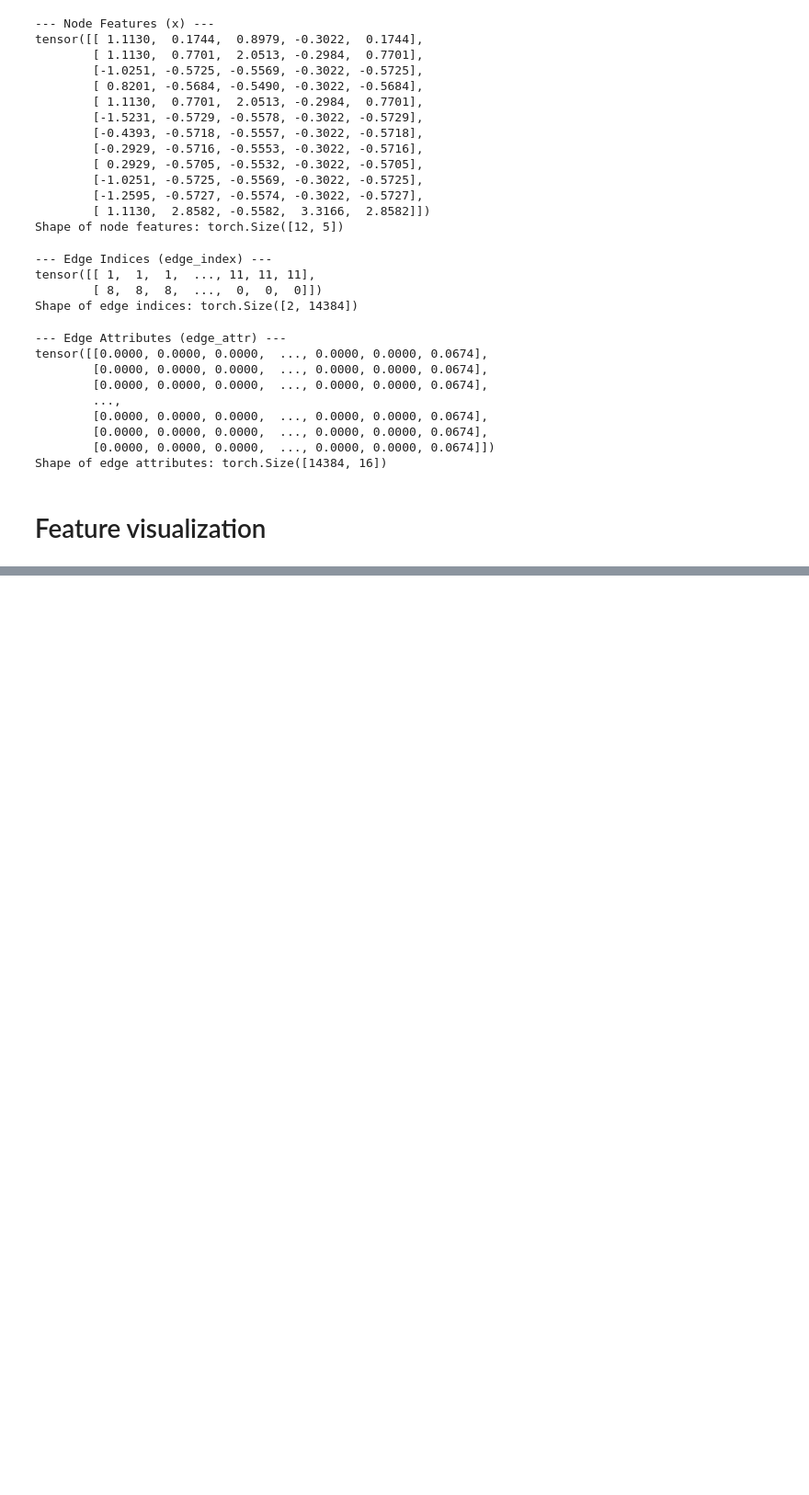
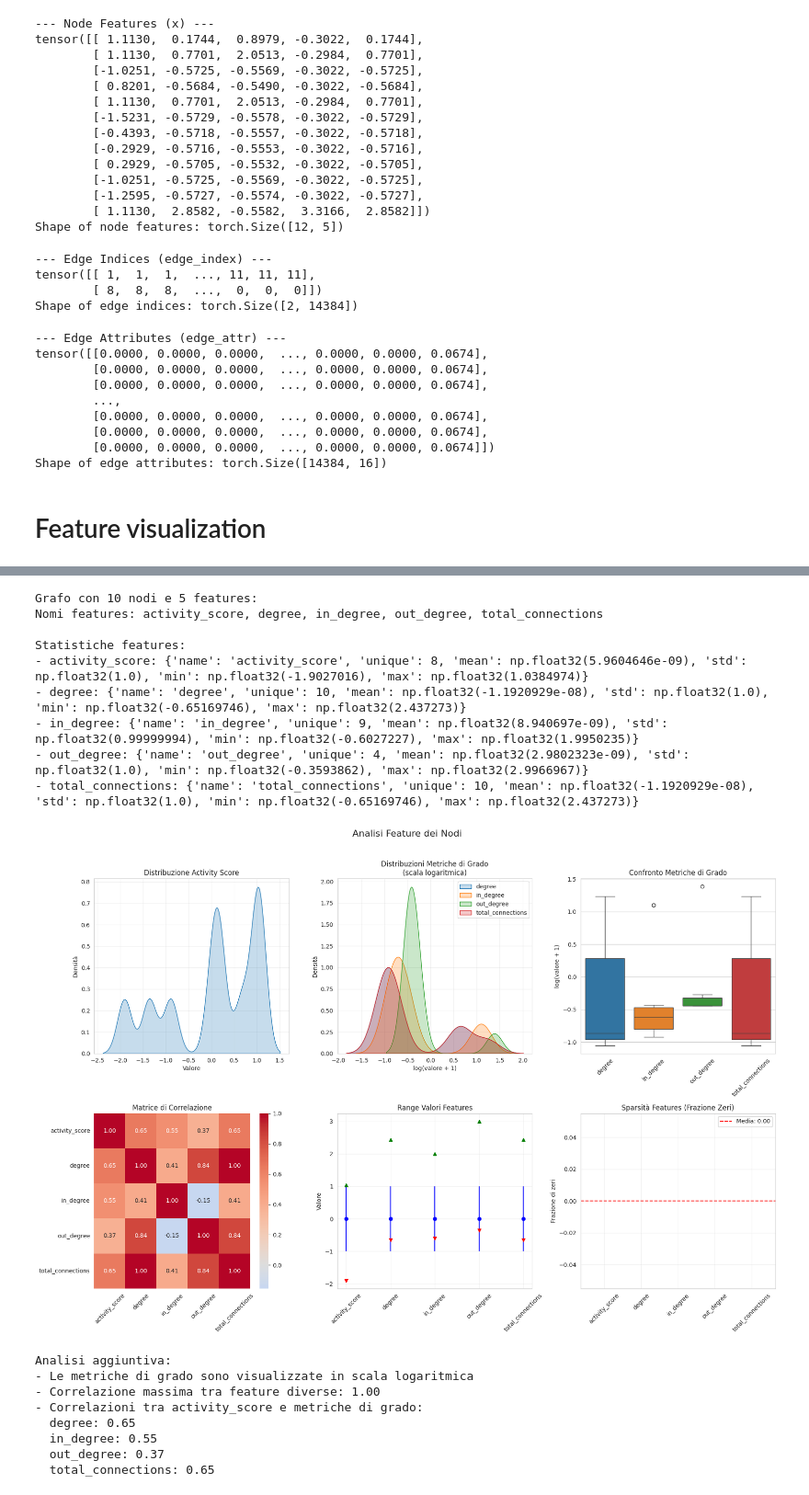
Before and after one commit to khoinhtvn/encryptedsummer, a Jupyter notebook: graph_consumer/import_graph.ipynb, the cells around one changed output, grey strips where cells are left out. Shown at 92% size. Cells and saved outputs as stored; diff of their text form; code cells hidden in the pictures; blank space fills up the shorter version.

```diff
--- a/graph_consumer/import_graph.ipynb
+++ b/graph_consumer/import_graph.ipynb
@@ -733,0 +885,21 @@ Analisi aggiuntiva:
+# %%
+visualize_node_features(data, feature_names= feature_names)
+# %% [output]
+Grafo con 10 nodi e 5 features:
+Nomi features: activity_score, degree, in_degree, out_degree, total_connections
+
+Statistiche features:
+- activity_score: {'name': 'activity_score', 'unique': 8, 'mean': np.float32(5.9604646e-09), 'std': np.float32(1.0), 'min': np.float32(-1.9027016), 'max': np.float32(1.0384974)}
+- degree: {'name': 'degree', 'unique': 10, 'mean': np.float32(-1.1920929e-08), 'std': np.float32(1.0), 'min': np.float32(-0.65169746), 'max': np.float32(2.437273)}
+- in_degree: {'name': 'in_degree', 'unique': 9, 'mean': np.float32(8.940697e-09), 'std': np.float32(0.99999994), 'min': np.float32(-0.6027227), 'max': np.float32(1.9950235)}
+- out_degree: {'name': 'out_degree', 'unique': 4, 'mean': np.float32(2.9802323e-09), 'std': np.float32(1.0), 'min': np.float32(-0.3593862), 'max': np.float32(2.9966967)}
+- total_connections: {'name': 'total_connections', 'unique': 10, 'mean': np.float32(-1.1920929e-08), 'std': np.float32(1.0), 'min': np.float32(-0.65169746), 'max': np.float32(2.437273)}
+[figure, added]
+Analisi aggiuntiva:
+- Le metriche di grado sono visualizzate in scala logaritmica
+- Correlazione massima tra feature diverse: 1.00
+- Correlazioni tra activity_score e metriche di grado:
+  degree: 0.65
+  in_degree: 0.55
+  out_degree: 0.37
+  total_connections: 0.65
```
Also changed, not shown: parts of 15 cells of this notebook, 4 other files.
